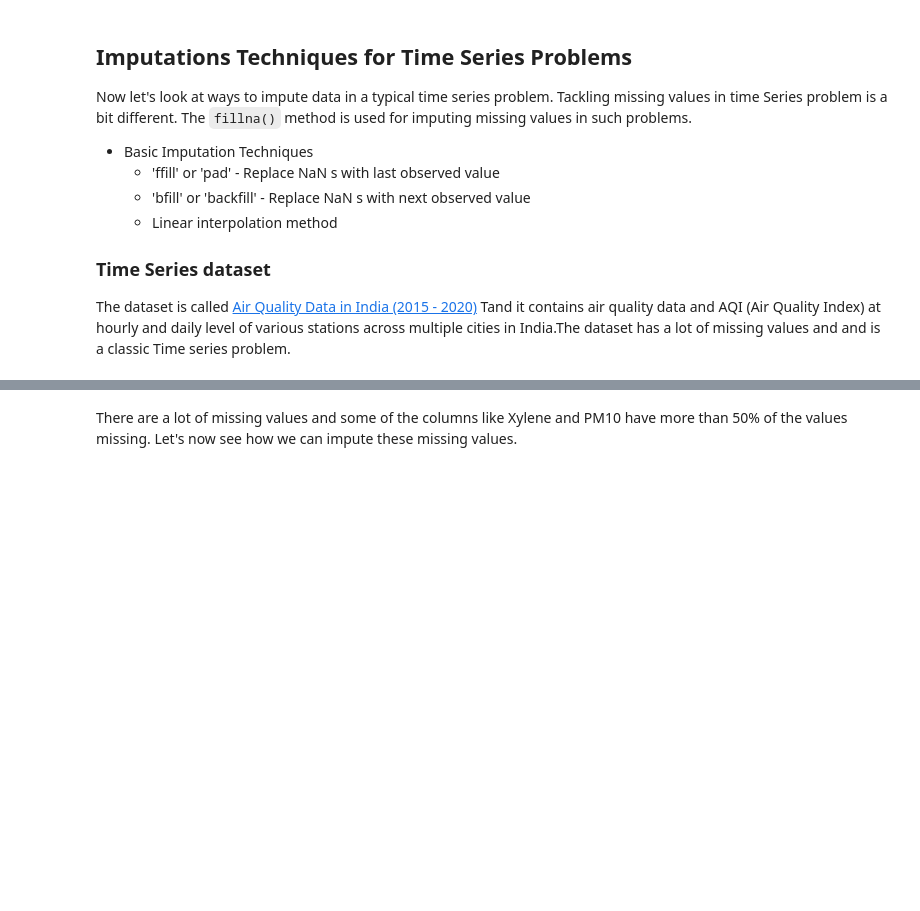
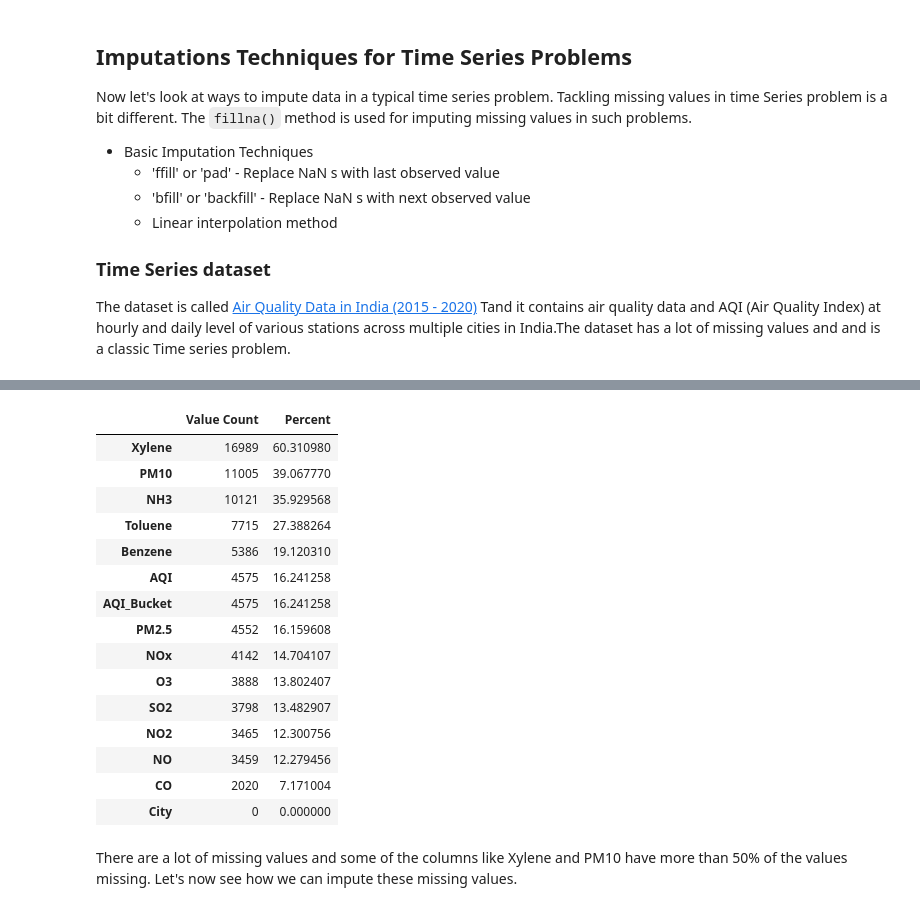
Before and after one commit to PrimEGameR123/ML, a Jupyter notebook: handle-missing-values.ipynb, the cells around one changed output, grey strips where cells are left out. Cells and saved outputs as stored; diff of their text form; code cells hidden in the pictures; blank space fills up the shorter version.

```diff
--- a/handle-missing-values.ipynb
+++ b/handle-missing-values.ipynb
@@ -359,2 +428,22 @@ I won't go much into explaining the data since I have done a lot of relatedw wor
+# %%
+pd.DataFrame(data={"Value Count":city_day.isna().sum(),
+                   "Percent": city_day.isna().sum()/city_day.shape[0]*100}).sort_values(ascending=False, by="Value Count")
+# %% [output]
+|  | Value Count | Percent |
+| Xylene | 16989 | 60.310980 |
+| PM10 | 11005 | 39.067770 |
+| NH3 | 10121 | 35.929568 |
+| Toluene | 7715 | 27.388264 |
+| Benzene | 5386 | 19.120310 |
+| AQI | 4575 | 16.241258 |
+| AQI_Bucket | 4575 | 16.241258 |
+| PM2.5 | 4552 | 16.159608 |
+| NOx | 4142 | 14.704107 |
+| O3 | 3888 | 13.802407 |
+| SO2 | 3798 | 13.482907 |
+| NO2 | 3465 | 12.300756 |
+| NO | 3459 | 12.279456 |
+| CO | 2020 | 7.171004 |
+| City | 0 | 0.000000 |
 # %% [markdown]
 There are a lot of missing values and some of the columns like Xylene and PM10 have more than 50% of the values missing. Let's now see how we can impute these missing values.
```
Also changed, not shown: parts of 31 cells of this notebook, 1 other file.
